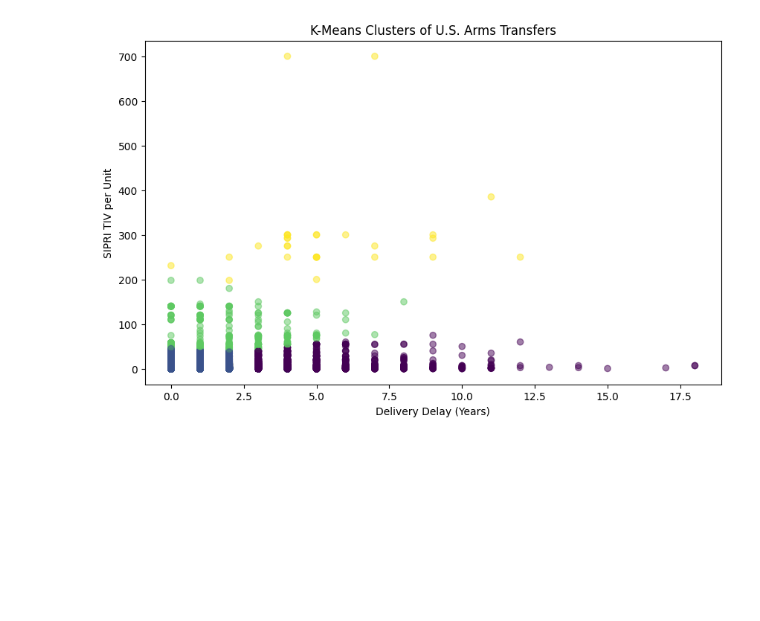
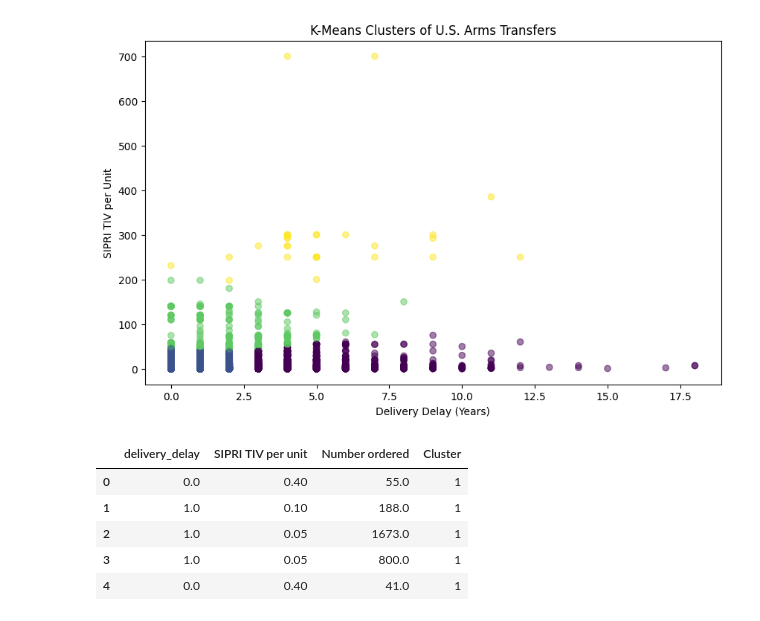
Before and after one commit to Requiessss/DATA-science-prj, a Jupyter notebook: Main_prj.ipynb, the cells around one changed output. Cells and saved outputs as stored; diff of their text form; code cells hidden in the pictures; blank space fills up the shorter version.

```diff
--- a/Main_prj.ipynb
+++ b/Main_prj.ipynb
@@ -770,3 +768,12 @@ plt.title("K-Means Clusters of U.S. Arms Transfers")
 plt.show()
 # %% [output]
 [figure]
+# %%
+features.head()
+# %% [output]
+|  | delivery_delay | SIPRI TIV per unit | Number ordered | Cluster |
+| 0 | 0.0 | 0.40 | 55.0 | 1 |
+| 1 | 1.0 | 0.10 | 188.0 | 1 |
+| 2 | 1.0 | 0.05 | 1673.0 | 1 |
+| 3 | 1.0 | 0.05 | 800.0 | 1 |
+| 4 | 0.0 | 0.40 | 41.0 | 1 |
```
Also changed, not shown: parts of 5 cells of this notebook.
